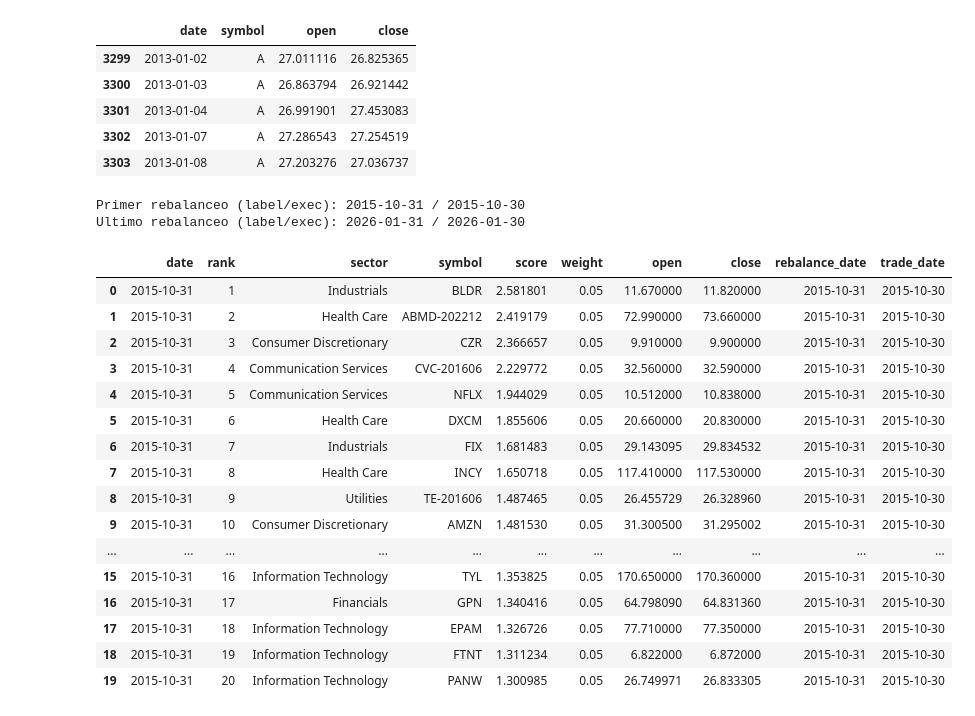
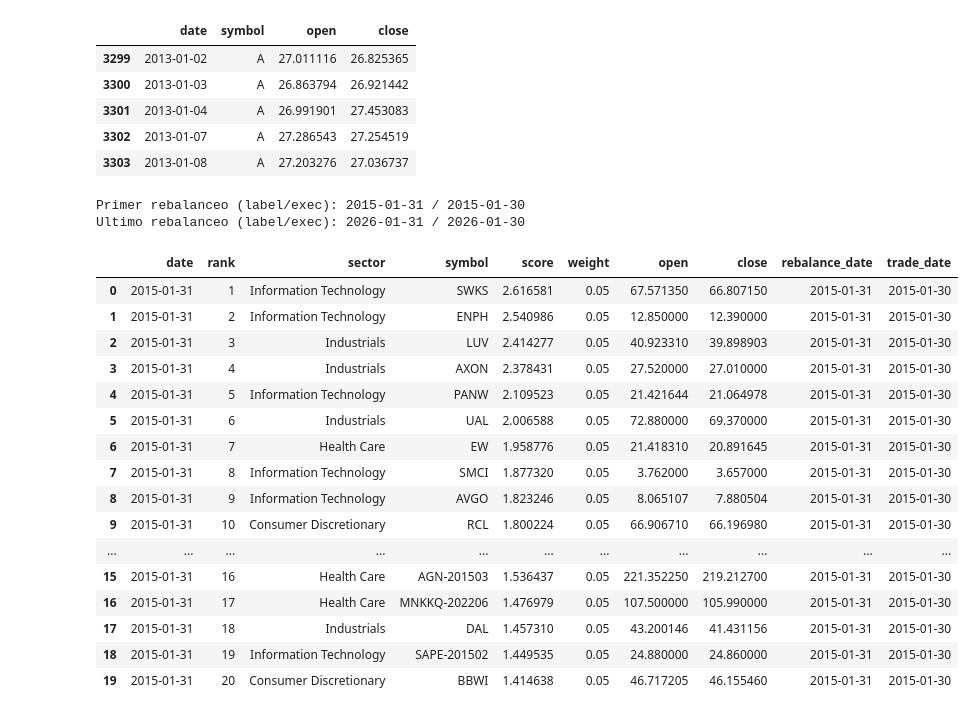
Before and after one commit to NataliaSJO/Practica-Miax-Backtesting, a Jupyter notebook: ejecucionCostes.ipynb, the cells around one changed output. Drawn from its saved outputs; the diff is of its cells as text; code cells hidden in the pictures.

```diff
--- a/ejecucionCostes.ipynb
+++ b/ejecucionCostes.ipynb
@@ -48,9 +48,17 @@ Activos por fecha (min/max): 20 / 20
 # %%
 # Precios de mercado diarios para ejecucion (universo completo)
-market = pd.read_pickle('sp500_history_filtered.pkl')[['date', 'symbol', 'open', 'close', 'sector']].copy()
+market_raw = pd.read_pickle('sp500_history_filtered.pkl').copy()
+market_cols = ['date', 'symbol', 'open', 'close', 'sector', 'in_sp500']
+available_cols = [c for c in market_cols if c in market_raw.columns]
+market = market_raw[available_cols].copy()
+
+if 'in_sp500' not in market.columns:
+    market['in_sp500'] = 1
+
 market['date'] = pd.to_datetime(market['date'])
 market['open'] = pd.to_numeric(market['open'], errors='coerce')
 market['close'] = pd.to_numeric(market['close'], errors='coerce')
+market['in_sp500'] = pd.to_numeric(market['in_sp500'], errors='coerce').fillna(0).astype(int)
 market = market.dropna(subset=['date', 'symbol', 'open', 'close'])
 
 # Un registro por date+symbol
@@ -87,41 +96,68 @@ all_prices.head()
 # %%
 # Mapear fecha de rebalanceo (etiqueta fin de mes) a ultimo dia habil real de mercado
 selection['rebalance_date'] = pd.to_datetime(selection['date'])
+
+# Regla de periodo: desde enero 2015 hasta la ultima fecha del dataset
+auto_end_period = market['date'].max().to_period('M')
+start_period = pd.Period('2015-01', freq='M')
+end_period = auto_end_period
+
+selection = selection[
+    (selection['rebalance_date'].dt.to_period('M') >= start_period) &
+    (selection['rebalance_date'].dt.to_period('M') <= end_period)
+].copy()
+
+# Validar cobertura mensual completa en el periodo requerido
+expected_months = pd.period_range(start=start_period, end=end_period, freq='M')
+available_months = set(selection['rebalance_date'].dt.to_period('M').unique())
+missing_months = [m for m in expected_months if m not in available_months]
+if missing_months:
+    preview = ', '.join(str(m) for m in missing_months[:6])
+    raise ValueError(
+        f'Faltan meses en seleccion_momentum.csv para cumplir el periodo {start_period} a {end_period}. '
+        f'Ejemplos faltantes: {preview}'
+    )
+
+# Validar 20 activos por rebalanceo
+counts = selection.groupby('rebalance_date')['symbol'].nunique()
+bad_counts = counts[counts != 20]
+if not bad_counts.empty:
+    raise ValueError(f'Hay rebalanceos con numero de activos distinto de 20. Ejemplos: {bad_counts.head().to_dict()}')
 
 last_trade_by_month = (
     market.groupby(market['date'].dt.to_period('M'))['date']
           .max()
 )
 
 selection['trade_date'] = selection['rebalance_date'].dt.to_period('M').map(last_trade_by_month)
 selection = selection.dropna(subset=['trade_date']).copy()
 selection['trade_date'] = pd.to_datetime(selection['trade_date'])
 
 missing_trade_date = selection['trade_date'].isna().sum()
 if missing_trade_date > 0:
     raise ValueError(f'Hay rebalanceos sin trade_date mapeada: {missing_trade_date}')
 
 print('Primer rebalanceo (label/exec):', selection['rebalance_date'].min().date(), '/', selection['trade_date'].min().date())
 print('Ultimo rebalanceo (label/exec):', selection['rebalance_date'].max().date(), '/', selection['trade_date'].max().date())
 selection.head(20)
 # %% [output]
-Primer rebalanceo (label/exec): 2015-10-31 / 2015-10-30
+Primer rebalanceo (label/exec): 2015-01-31 / 2015-01-30
 Ultimo rebalanceo (label/exec): 2026-01-31 / 2026-01-30
 |  | date | rank | sector | symbol | score | weight | open | close | rebalance_date | trade_date |
-| 0 | 2015-10-31 | 1 | Industrials | BLDR | 2.581801 | 0.05 | 11.670000 | 11.820000 | 2015-10-31 | 2015-10-30 |
-| 1 | 2015-10-31 | 2 | Health Care | ABMD-202212 | 2.419179 | 0.05 | 72.990000 | 73.660000 | 2015-10-31 | 2015-10-30 |
-| 2 | 2015-10-31 | 3 | Consumer Discretionary | CZR | 2.366657 | 0.05 | 9.910000 | 9.900000 | 2015-10-31 | 2015-10-30 |
-| 3 | 2015-10-31 | 4 | Communication Services | CVC-201606 | 2.229772 | 0.05 | 32.560000 | 32.590000 | 2015-10-31 | 2015-10-30 |
-| 4 | 2015-10-31 | 5 | Communication Services | NFLX | 1.944029 | 0.05 | 10.512000 | 10.838000 | 2015-10-31 | 2015-10-30 |
-| 5 | 2015-10-31 | 6 | Health Care | DXCM | 1.855606 | 0.05 | 20.660000 | 20.830000 | 2015-10-31 | 2015-10-30 |
-| 6 | 2015-10-31 | 7 | Industrials | FIX | 1.681483 | 0.05 | 29.143095 | 29.834532 | 2015-10-31 | 2015-10-30 |
-| 7 | 2015-10-31 | 8 | Health Care | INCY | 1.650718 | 0.05 | 117.410000 | 117.530000 | 2015-10-31 | 2015-10-30 |
-| 8 | 2015-10-31 | 9 | Utilities | TE-201606 | 1.487465 | 0.05 | 26.455729 | 26.328960 | 2015-10-31 | 2015-10-30 |
-| 9 | 2015-10-31 | 10 | Consumer Discretionary | AMZN | 1.481530 | 0.05 | 31.300500 | 31.295002 | 2015-10-31 | 2015-10-30 |
+| 0 | 2015-01-31 | 1 | Information Technology | SWKS | 2.616581 | 0.05 | 67.571350 | 66.807150 | 2015-01-31 | 2015-01-30 |
+| 1 | 2015-01-31 | 2 | Information Technology | ENPH | 2.540986 | 0.05 | 12.850000 | 12.390000 | 2015-01-31 | 2015-01-30 |
+| 2 | 2015-01-31 | 3 | Industrials | LUV | 2.414277 | 0.05 | 40.923310 | 39.898903 | 2015-01-31 | 2015-01-30 |
+| 3 | 2015-01-31 | 4 | Industrials | AXON | 2.378431 | 0.05 | 27.520000 | 27.010000 | 2015-01-31 | 2015-01-30 |
+| 4 | 2015-01-31 | 5 | Information Technology | PANW | 2.109523 | 0.05 | 21.421644 | 21.064978 | 2015-01-31 | 2015-01-30 |
+| 5 | 2015-01-31 | 6 | Industrials | UAL | 2.006588 | 0.05 | 72.880000 | 69.370000 | 2015-01-31 | 2015-01-30 |
+| 6 | 2015-01-31 | 7 | Health Care | EW | 1.958776 | 0.05 | 21.418310 | 20.891645 | 2015-01-31 | 2015-01-30 |
+| 7 | 2015-01-31 | 8 | Information Technology | SMCI | 1.877320 | 0.05 | 3.762000 | 3.657000 | 2015-01-31 | 2015-01-30 |
+| 8 | 2015-01-31 | 9 | Information Technology | AVGO | 1.823246 | 0.05 | 8.065107 | 7.880504 | 2015-01-31 | 2015-01-30 |
+| 9 | 2015-01-31 | 10 | Consumer Discretionary | RCL | 1.800224 | 0.05 | 66.906710 | 66.196980 | 2015-01-31 | 2015-01-30 |
 | ... | ... | ... | ... | ... | ... | ... | ... | ... | ... | ... |
-| 15 | 2015-10-31 | 16 | Information Technology | TYL | 1.353825 | 0.05 | 170.650000 | 170.360000 | 2015-10-31 | 2015-10-30 |
-| 16 | 2015-10-31 | 17 | Financials | GPN | 1.340416 | 0.05 | 64.798090 | 64.831360 | 2015-10-31 | 2015-10-30 |
-| 17 | 2015-10-31 | 18 | Information Technology | EPAM | 1.326726 | 0.05 | 77.710000 | 77.350000 | 2015-10-31 | 2015-10-30 |
-| 18 | 2015-10-31 | 19 | Information Technology | FTNT | 1.311234 | 0.05 | 6.822000 | 6.872000 | 2015-10-31 | 2015-10-30 |
-| 19 | 2015-10-31 | 20 | Information Technology | PANW | 1.300985 | 0.05 | 26.749971 | 26.833305 | 2015-10-31 | 2015-10-30 |
+| 15 | 2015-01-31 | 16 | Health Care | AGN-201503 | 1.536437 | 0.05 | 221.352250 | 219.212700 | 2015-01-31 | 2015-01-30 |
+| 16 | 2015-01-31 | 17 | Health Care | MNKKQ-202206 | 1.476979 | 0.05 | 107.500000 | 105.990000 | 2015-01-31 | 2015-01-30 |
+| 17 | 2015-01-31 | 18 | Industrials | DAL | 1.457310 | 0.05 | 43.200146 | 41.431156 | 2015-01-31 | 2015-01-30 |
+| 18 | 2015-01-31 | 19 | Information Technology | SAPE-201502 | 1.449535 | 0.05 | 24.880000 | 24.860000 | 2015-01-31 | 2015-01-30 |
+| 19 | 2015-01-31 | 20 | Consumer Discretionary | BBWI | 1.414638 | 0.05 | 46.717205 | 46.155460 | 2015-01-31 | 2015-01-30 |
 # %%
```
Also changed, not shown: parts of 6 cells of this notebook, 3 other files.
